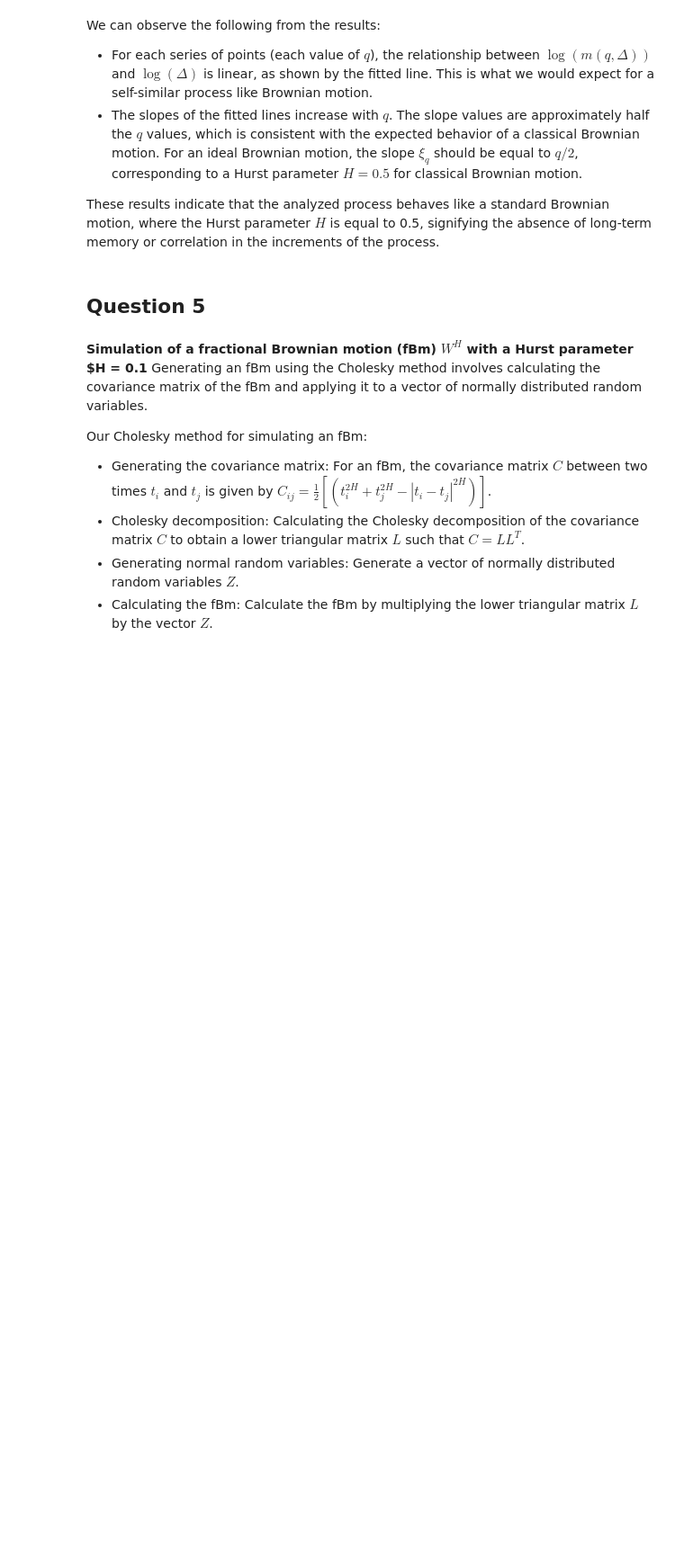
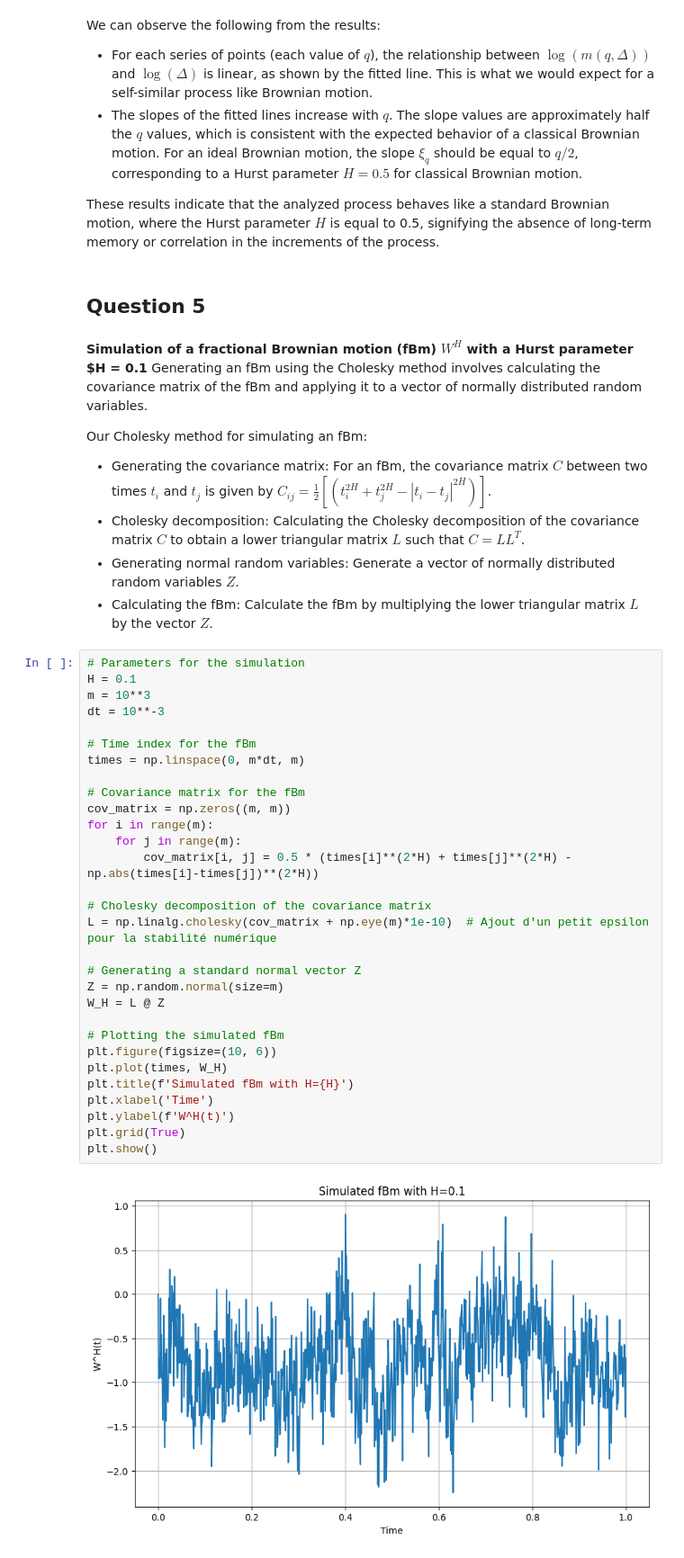
Before and after one commit to MathQuantLab/options-implied-volatility, a Jupyter notebook: options-implied-volatility.ipynb, the cells around one changed output. Shown at 90% size. Saved outputs shown, nothing was run; the diff lists cells and outputs as text; blank space fills up the shorter version.

Commit message:
Simulation the fBm - Question 5

```diff
--- a/options-implied-volatility.ipynb
+++ b/options-implied-volatility.ipynb
@@ -331,3 +331,35 @@ Our Cholesky method for simulating an fBm:
 - Cholesky decomposition: Calculating the Cholesky decomposition of the covariance matrix $C$ to obtain a lower triangular matrix $L$ such that $C = LL^T$.
 - Generating normal random variables: Generate a vector of normally distributed random variables $Z$.
 - Calculating the fBm: Calculate the fBm by multiplying the lower triangular matrix $L$ by the vector $Z$.
+# %%
+# Parameters for the simulation
+H = 0.1
+m = 10**3
+dt = 10**-3
+
+# Time index for the fBm
+times = np.linspace(0, m*dt, m)
+
+# Covariance matrix for the fBm
+cov_matrix = np.zeros((m, m))
+for i in range(m):
+    for j in range(m):
+        cov_matrix[i, j] = 0.5 * (times[i]**(2*H) + times[j]**(2*H) - np.abs(times[i]-times[j])**(2*H))
+
+# Cholesky decomposition of the covariance matrix
+L = np.linalg.cholesky(cov_matrix + np.eye(m)*1e-10)  # Ajout d'un petit epsilon pour la stabilité numérique
+
+# Generating a standard normal vector Z
+Z = np.random.normal(size=m)
+W_H = L @ Z
+
+# Plotting the simulated fBm
+plt.figure(figsize=(10, 6))
+plt.plot(times, W_H)
+plt.title(f'Simulated fBm with H={H}')
+plt.xlabel('Time')
+plt.ylabel(f'W^H(t)')
+plt.grid(True)
+plt.show()
+# %% [output]
+[figure, added]
```
